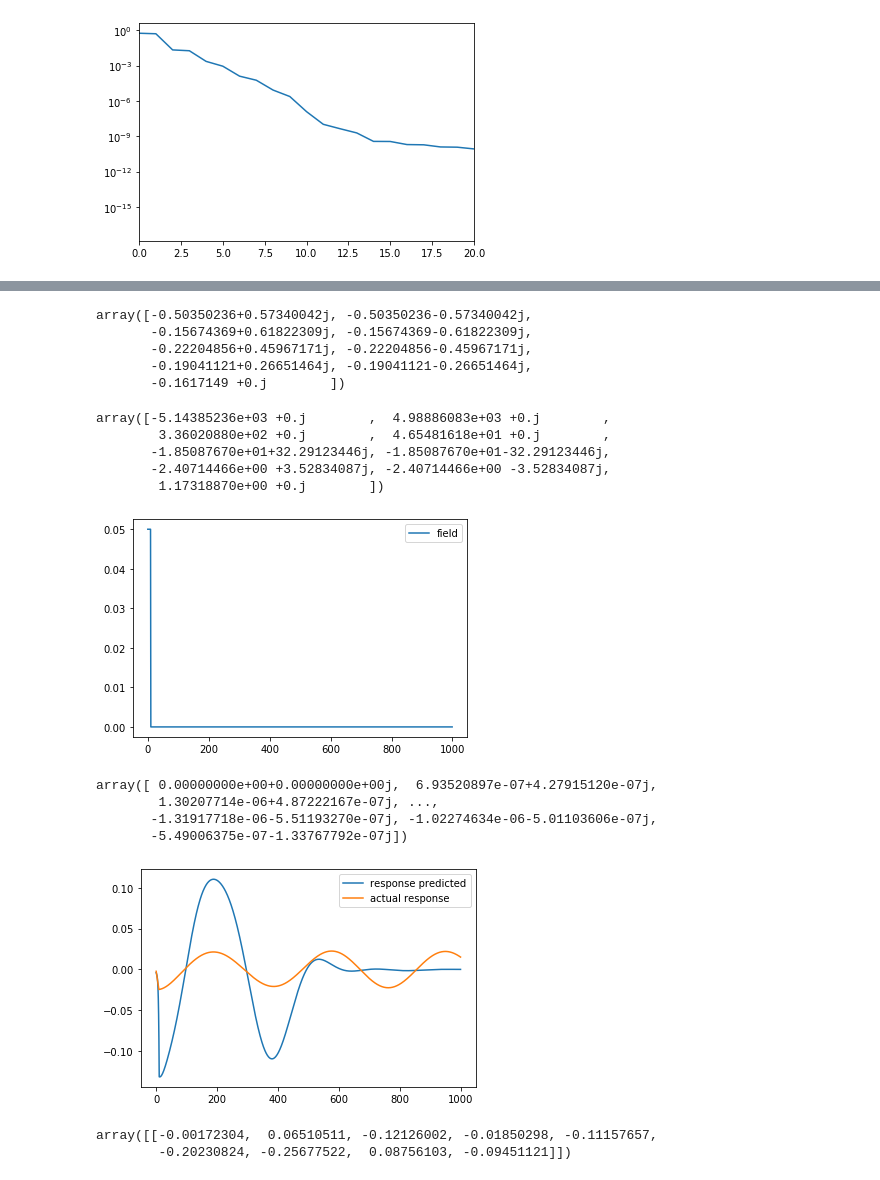
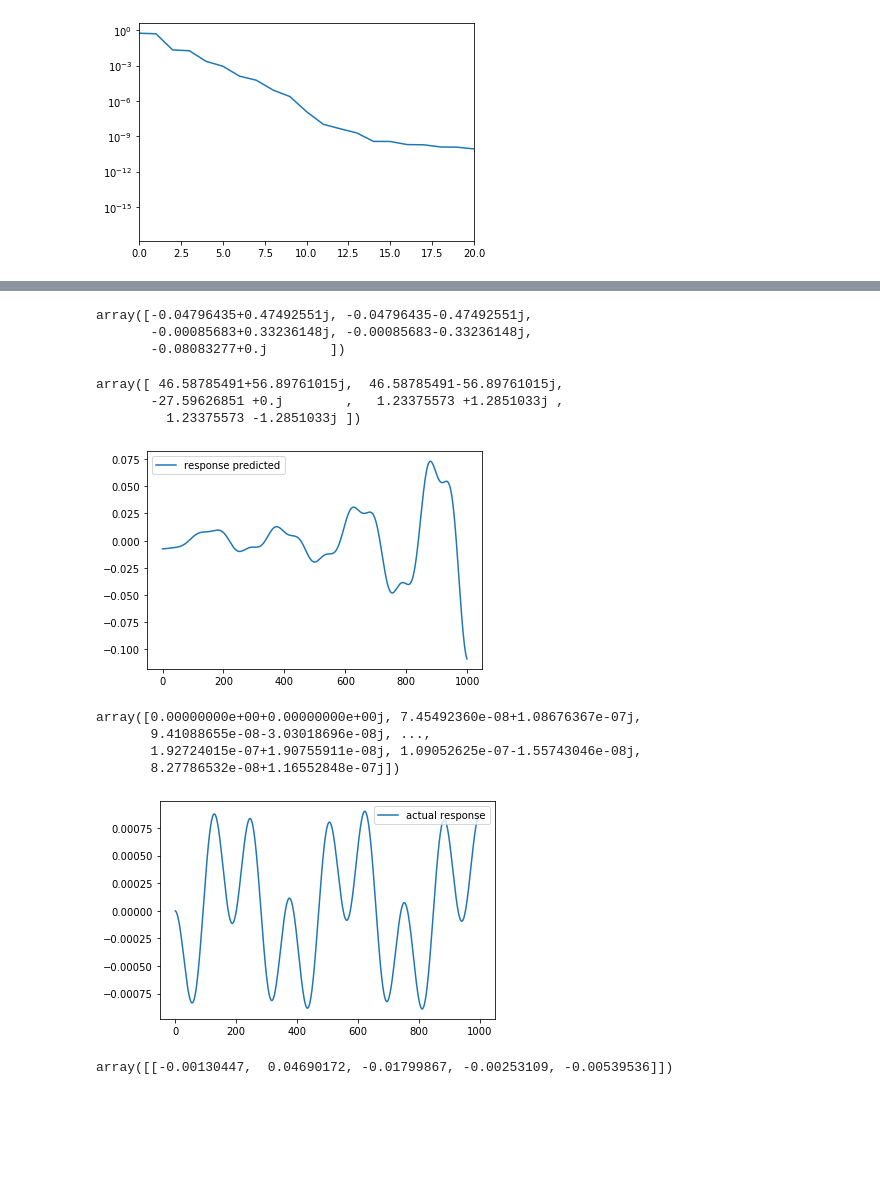
Before and after one commit to dibondar/QSystemIdentification, a Jupyter notebook: sys_id_single_electron_hhg.ipynb, the cells around one changed output, grey strips where cells are left out. Saved outputs shown, nothing was run; the diff lists cells and outputs as text; code cells hidden in the pictures; blank space fills up the shorter version.

```diff
--- a/sys_id_single_electron_hhg.ipynb
+++ b/sys_id_single_electron_hhg.ipynb
@@ -390,5 +397,5 @@ reconstructed = bi_sys_id_my_version(
     alpha = int(orig_responces.shape[1] / 2),
     dt = dt,
     v = [F],
-    rank = 9
+    #rank = 10
 )
@@ -420,32 +429,29 @@ plt.show()
 # %%
 eigvals(reconstructed.Ac)
 # %% [output]
-array([-0.50350236+0.57340042j, -0.50350236-0.57340042j,
-       -0.15674369+0.61822309j, -0.15674369-0.61822309j,
-       -0.22204856+0.45967171j, -0.22204856-0.45967171j,
-       -0.19041121+0.26651464j, -0.19041121-0.26651464j,
-       -0.1617149 +0.j        ])
+array([-0.04796435+0.47492551j, -0.04796435-0.47492551j,
+       -0.00085683+0.33236148j, -0.00085683-0.33236148j,
+       -0.08083277+0.j        ])
 # %%
 eigvals(reconstructed.Nc[0])
 # %% [output]
-array([-5.14385236e+03 +0.j        ,  4.98886083e+03 +0.j        ,
-        3.36020880e+02 +0.j        ,  4.65481618e+01 +0.j        ,
-       -1.85087670e+01+32.29123446j, -1.85087670e+01-32.29123446j,
-       -2.40714466e+00 +3.52834087j, -2.40714466e+00 -3.52834087j,
-        1.17318870e+00 +0.j        ])
+array([ 46.58785491+56.89761015j,  46.58785491-56.89761015j,
+       -27.59626851 +0.j        ,   1.23375573 +1.2851033j ,
+         1.23375573 -1.2851033j ])
 # %%
-check_pulse = njit(lambda t: 0.04999 * (t < 10. * dt))
+
+check_pulse = njit(lambda t: 0.01 * F * np.sin(1 * t))
 # %%
 response = get_response(reconstructed, check_pulse, times)
 # %%
-#plt.plot(response, label='response predicted')
-plt.plot(check_pulse(times), label='field')
+plt.plot(response, label='response predicted')
+#plt.plot(check_pulse(times), label='field')
 #plt.ylim([-0.1, 0.1])
-#plt.xlim([0, 200])
+#plt.xlim([0, 20])
 plt.legend()
 plt.show()
 # %% [output]
-[figure, old version]
+[figure, new version]
 # %%
 sys = ImgTimePropagation(
     v = njit(
@@ -459,19 +465,18 @@ sys = ImgTimePropagation(
 
 sys.propagate(times.size)
 # %% [output]
-array([ 0.00000000e+00+0.00000000e+00j,  6.93520897e-07+4.27915120e-07j,
-        1.30207714e-06+4.87222167e-07j, ...,
-       -1.31917718e-06-5.51193270e-07j, -1.02274634e-06-5.01103606e-07j,
-       -5.49006375e-07-1.33767792e-07j])
+array([0.00000000e+00+0.00000000e+00j, 7.45492360e-08+1.08676367e-07j,
+       9.41088655e-08-3.03018696e-08j, ...,
+       1.92724015e-07+1.90755911e-08j, 1.09052625e-07-1.55743046e-08j,
+       8.27786532e-08+1.16552848e-07j])
 # %%
-plt.plot(response, label='response predicted')
+#plt.plot(response.real, label='response predicted')
 plt.plot(sys.p_average, label='actual response')
 plt.legend()
 plt.show()
 # %% [output]
-[figure, old version]
+[figure, new version]
 # %%
 reconstructed.C
 # %% [output]
-array([[-0.00172304,  0.06510511, -0.12126002, -0.01850298, -0.11157657,
-        -0.20230824, -0.25677522,  0.08756103, -0.09451121]])
+array([[-0.00130447,  0.04690172, -0.01799867, -0.00253109, -0.00539536]])
```
Also changed, not shown: parts of 11 cells of this notebook, 3 other files.
